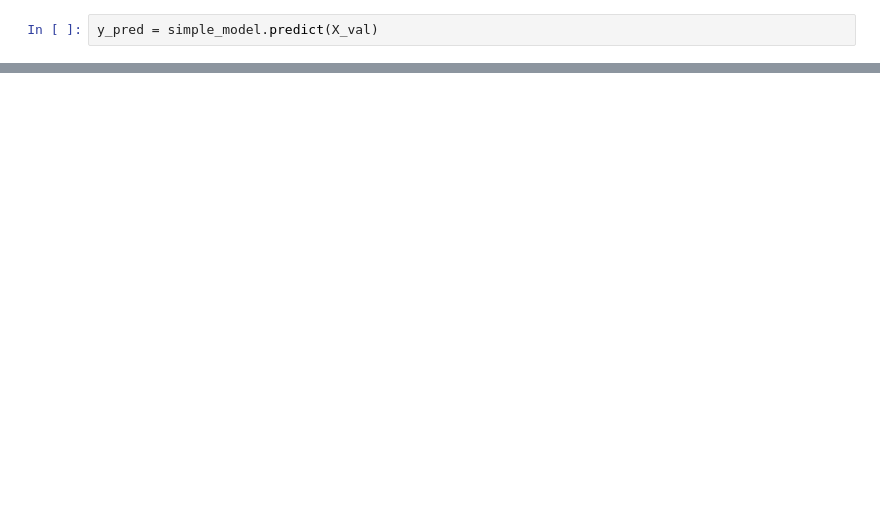
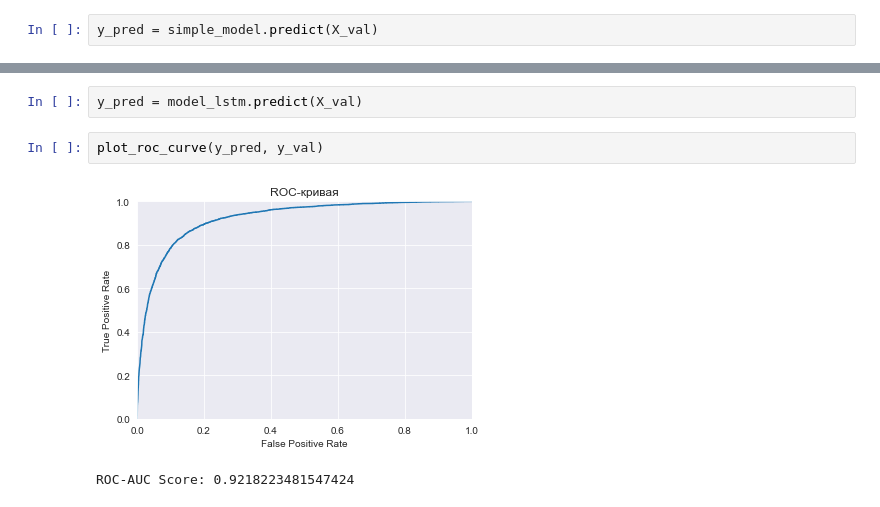
Before and after one commit to DimaScientist/Sentiment-Analysis, a Jupyter notebook: model validation.ipynb, the cells around one changed output, grey strips where cells are left out. Cells and saved outputs as stored; diff of their text form; blank space fills up the shorter version.

```diff
--- a/model validation.ipynb
+++ b/model validation.ipynb
@@ -159,0 +197,7 @@ plot_confusion_matrix(y_pred_int, y_val)
+# %%
+y_pred = model_lstm.predict(X_val)
+# %%
+plot_roc_curve(y_pred, y_val)
+# %% [output]
+[figure, added]
+ROC-AUC Score: 0.9218223481547424
```
Also changed, not shown: parts of 24 cells of this notebook.
